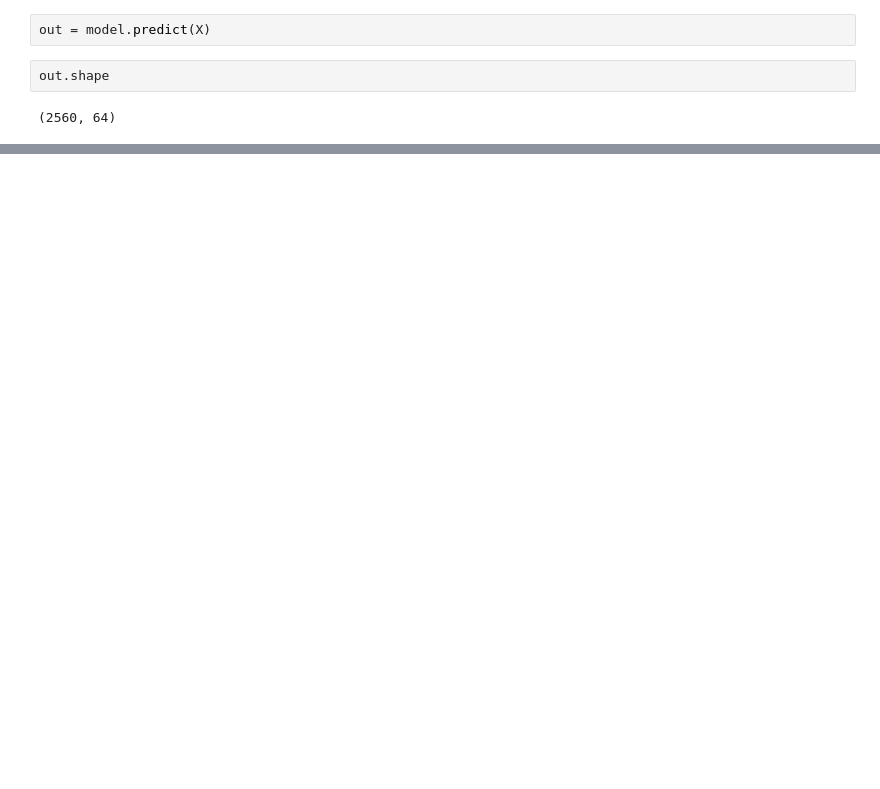
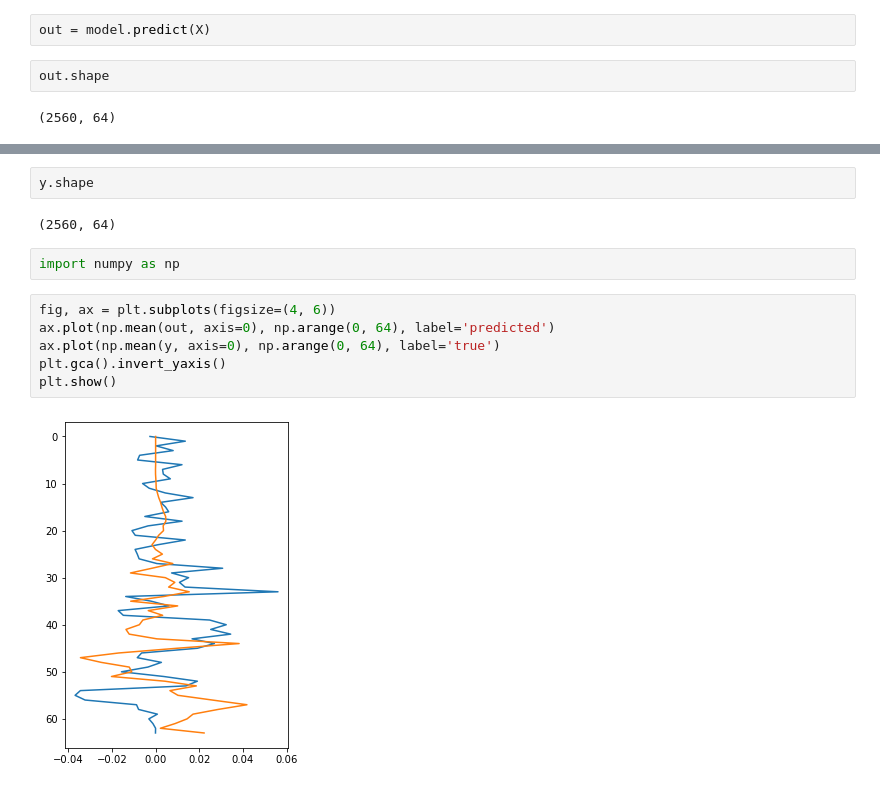
Before and after one commit to jacnugent/fv3net, a Jupyter notebook: workflows/emulation/dataset_exploration/NN_Emu_Example.ipynb, the cells around one changed output, grey strips where cells are left out. Cells and saved outputs as stored; diff of their text form; blank space fills up the shorter version.

```diff
--- a/workflows/emulation/dataset_exploration/NN_Emu_Example.ipynb
+++ b/workflows/emulation/dataset_exploration/NN_Emu_Example.ipynb
@@ -354,0 +369,14 @@ out.shape
+# %%
+y.shape
+# %% [output]
+(2560, 64)
+# %%
+import numpy as np
+# %%
+fig, ax = plt.subplots(figsize=(4, 6))
+ax.plot(np.mean(out, axis=0), np.arange(0, 64), label='predicted')
+ax.plot(np.mean(y, axis=0), np.arange(0, 64), label='true')
+plt.gca().invert_yaxis()
+plt.show()
+# %% [output]
+[figure, added]
```
Also changed, not shown: parts of 7 cells of this notebook, 2 other files.
